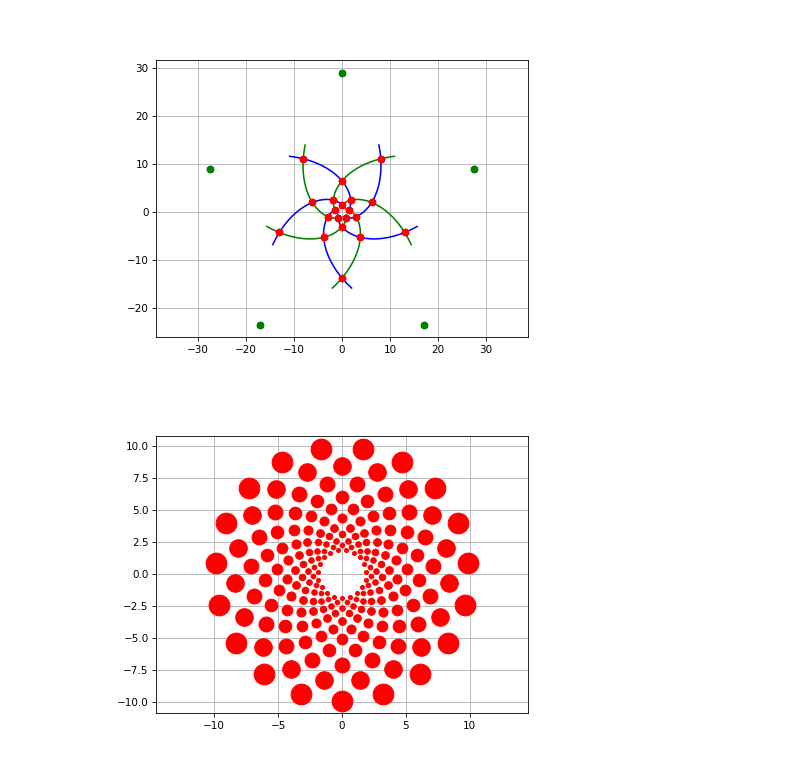
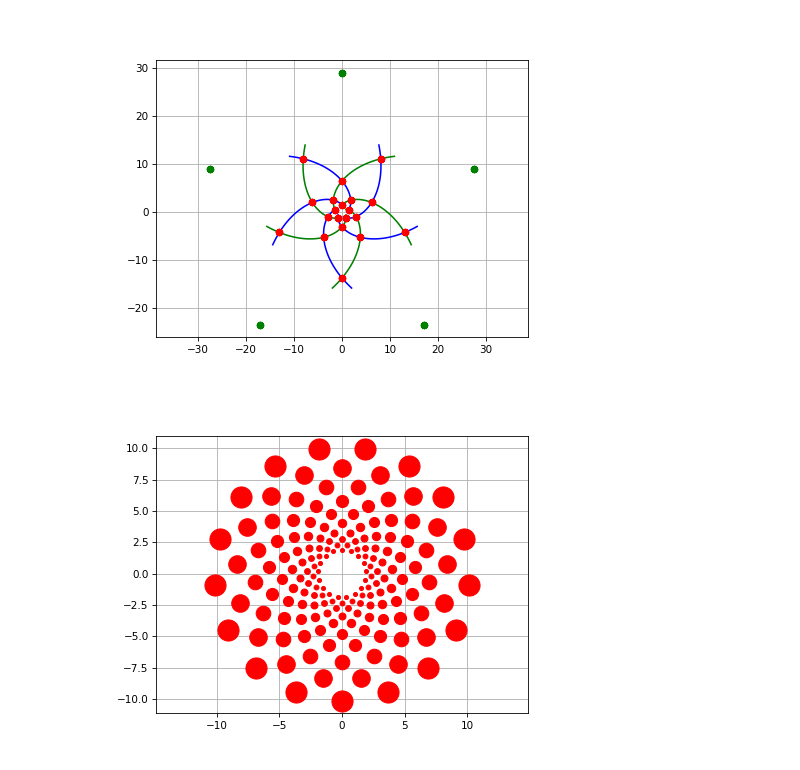
Before and after one commit to G-IV/Log-Spiral-Pattern, a Jupyter notebook: Log Spiral Recovered.ipynb, the cells around one changed output. Saved outputs shown, nothing was run; the diff lists cells and outputs as text; code cells hidden in the pictures.

```diff
--- a/Log Spiral Recovered.ipynb
+++ b/Log Spiral Recovered.ipynb
@@ -590,7 +590,7 @@ matching_points_finally.grid(True) # Turn on the grid
 # matching_points.set_xlim(-8, 8) # Set the limits of the plot
 # matching_points.set_ylim(-8, 8) # Set the limits of the plot
 
-number_of_curves = 19
+number_of_curves = 17
 curve_set = generate_curves(number_of_curves, 60)
 # plot_curves(curve_set, matching_points_finally)
 
@@ -602,31 +602,31 @@ def get_intersection_angle(angle):
     corrected_angle = angle
     if corrected_angle >= 2*math.pi:
         corrected_angle = corrected_angle - (math.pi * math.floor(corrected_angle / math.pi))
     return corrected_angle / 2
 
 def generate_intersection_angles(max_theta):
     angle_list = []
     mirror_rotations = [curve[0]['rotation'] for curve in curve_set["mirrored_curves"]]
     angle_list = [get_intersection_angle(rotation + math.pi) for rotation in mirror_rotations]
     remaining_curve = max_theta - min(angle_list)
     starting_list = list(angle_list)
     for i in range(1, math.floor(remaining_curve / math.pi) + 1):
         incremented = [angle + (math.pi * i) for angle in starting_list]
         angle_list.extend(incremented)
     angle_list = np.array(angle_list)
     angle_list = angle_list[angle_list <= max_theta] # Filter out angles that are greater than the max theta
     angle_list = angle_list[angle_list >= 0] # Filter out angles that are less than 0
     return angle_list
 
 angle_list = generate_intersection_angles(max_theta)
 # points = []
 for curve_index, curve in enumerate(curve_set["curves"]):
     for angle_index, angle in enumerate(angle_list):
         r_intersect = calculate_r((a, k, angle, curve[0]['rotation']))
         x_int, y_int = calculate_r_cartesian((r_intersect, angle, curve[0]['rotation'])).values()
         # points.append([x_int, y_int])
         matching_points_finally.plot(x_int, y_int, 'ro', markersize=r_intersect*2)
 
 # print(min(r_s), max(r_s))
 # %% [output]
-[figure, old version]
+[figure, new version]
```
